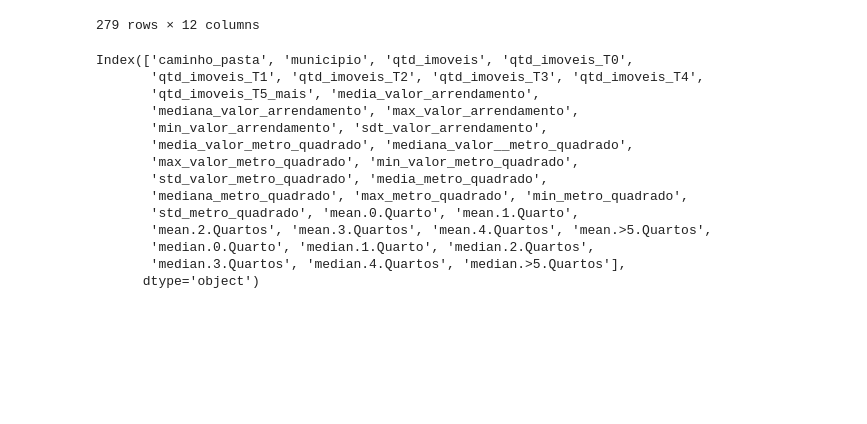
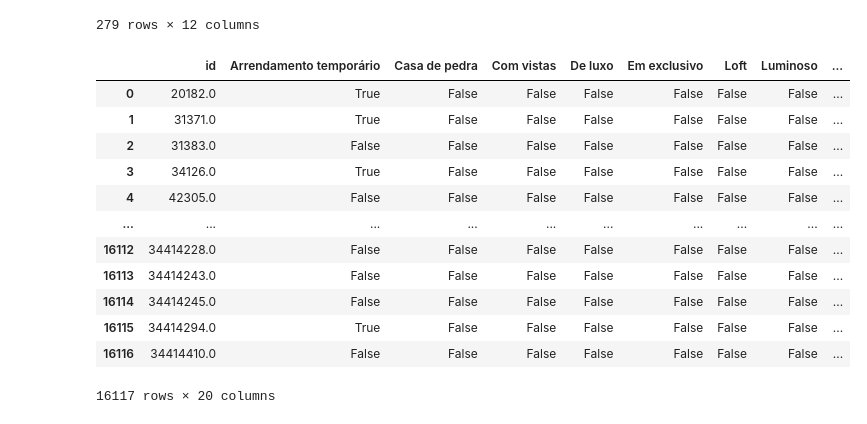
Before and after one commit to johnosd/MPAlugueisLisboa, a Jupyter notebook: src/idealista/idealista_process_base.ipynb, the cells around one changed output. Drawn from its saved outputs; the diff is of its cells as text; code cells hidden in the pictures; blank space fills up the shorter version.

Commit message:
processa municipio imoveis

```diff
--- a/src/idealista/idealista_process_base.ipynb
+++ b/src/idealista/idealista_process_base.ipynb
@@ -242,23 +255,22 @@ df_moveis_municipio = df_imoveis.groupby(['caminho_pasta','municipio']).agg(
 # %%
 # join com o pivot
 df_moveis_municipio = pd.merge(df_moveis_municipio, pivot, how='left', on='municipio')
-# %%
-df_moveis_municipio.columns
-# %% [output]
-Index(['caminho_pasta', 'municipio', 'qtd_imoveis', 'qtd_imoveis_T0',
-       'qtd_imoveis_T1', 'qtd_imoveis_T2', 'qtd_imoveis_T3', 'qtd_imoveis_T4',
-       'qtd_imoveis_T5_mais', 'media_valor_arrendamento',
-       'mediana_valor_arrendamento', 'max_valor_arrendamento',
-       'min_valor_arrendamento', 'sdt_valor_arrendamento',
-       'media_valor_metro_quadrado', 'mediana_valor__metro_quadrado',
-       'max_valor_metro_quadrado', 'min_valor_metro_quadrado',
-       'std_valor_metro_quadrado', 'media_metro_quadrado',
-       'mediana_metro_quadrado', 'max_metro_quadrado', 'min_metro_quadrado',
-       'std_metro_quadrado', 'mean.0.Quarto', 'mean.1.Quarto',
-       'mean.2.Quartos', 'mean.3.Quartos', 'mean.4.Quartos', 'mean.>5.Quartos',
-       'median.0.Quarto', 'median.1.Quarto', 'median.2.Quartos',
-       'median.3.Quartos', 'median.4.Quartos', 'median.>5.Quartos'],
-      dtype='object')
+# %%
+df_tags
+# %% [output]
+|  | id | Arrendamento temporário | Casa de pedra | Com vistas | De luxo | Em exclusivo | Loft | Luminoso | ... |
+| 0 | 20182.0 | True | False | False | False | False | False | False | ... |
+| 1 | 31371.0 | True | False | False | False | False | False | False | ... |
+| 2 | 31383.0 | False | False | False | False | False | False | False | ... |
+| 3 | 34126.0 | True | False | False | False | False | False | False | ... |
+| 4 | 42305.0 | False | False | False | False | False | False | False | ... |
+| ... | ... | ... | ... | ... | ... | ... | ... | ... | ... |
+| 16112 | 34414228.0 | False | False | False | False | False | False | False | ... |
+| 16113 | 34414243.0 | False | False | False | False | False | False | False | ... |
+| 16114 | 34414245.0 | False | False | False | False | False | False | False | ... |
+| 16115 | 34414294.0 | True | False | False | False | False | False | False | ... |
+| 16116 | 34414410.0 | False | False | False | False | False | False | False | ... |
+16117 rows × 20 columns
 # %%
 df_moveis_municipio.rename(columns={
     'caminho_pasta': 'distrito',
```
Also changed, not shown: parts of 1 cell of this notebook.
